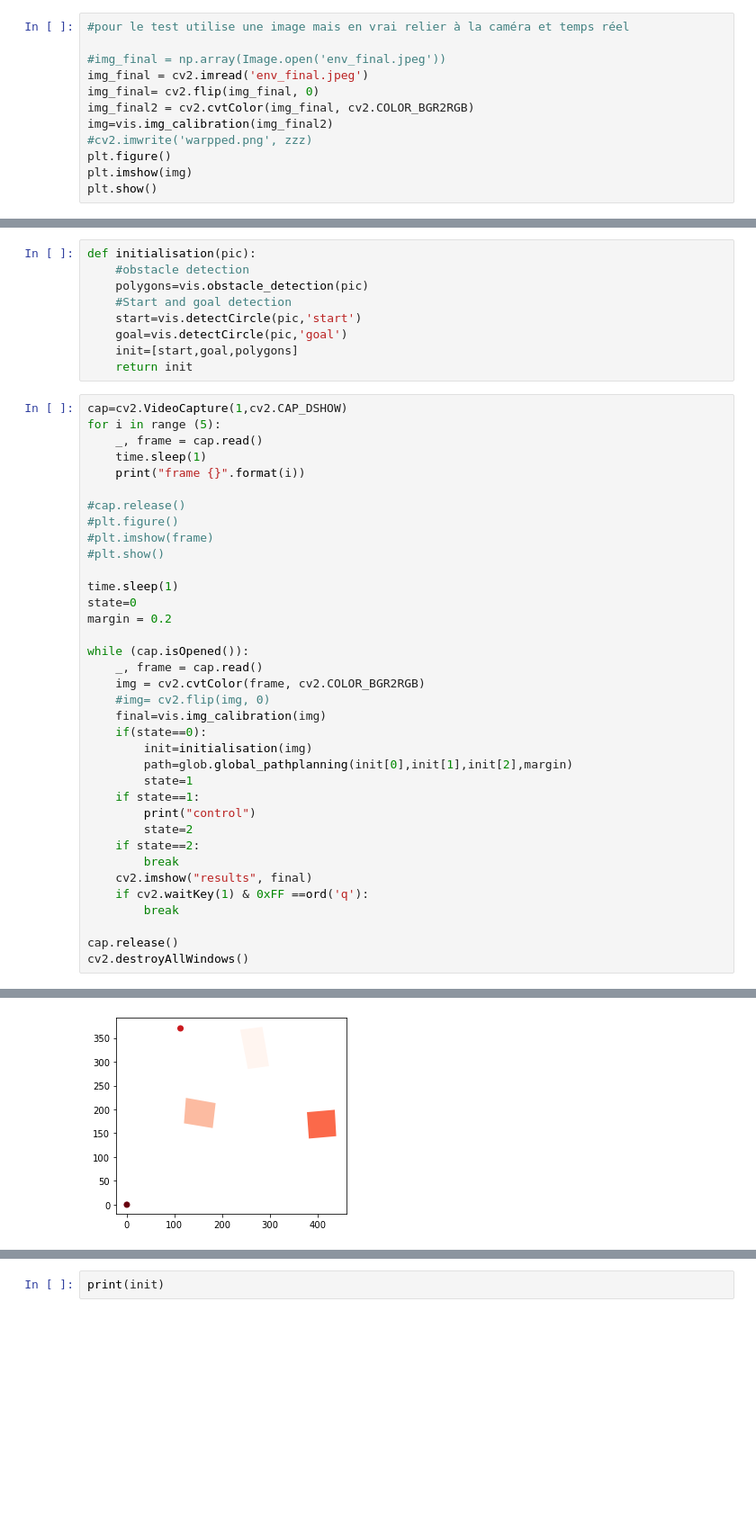
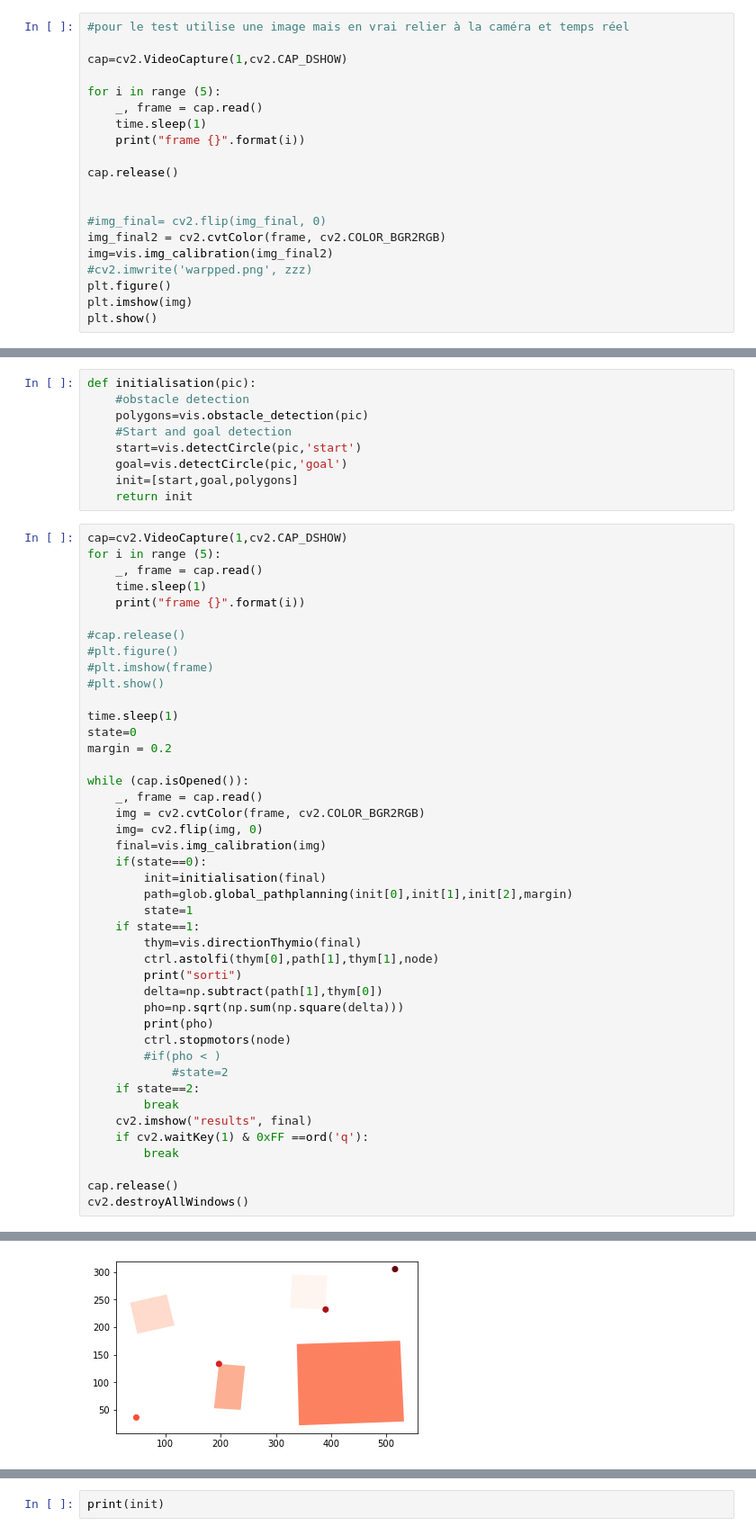
Before and after one commit to theoh-io/EPFL_MobileRobotics_2021, a Jupyter notebook: assembling vision and control.ipynb, the cells around one changed output, grey strips where cells are left out. Shown at 90% size. Cells and saved outputs as stored; diff of their text form; blank space fills up the shorter version.

```diff
--- a/assembling vision and control.ipynb
+++ b/assembling vision and control.ipynb
@@ -50,10 +50,18 @@ import local_nav as local
 # %%
 #pour le test utilise une image mais en vrai relier à la caméra et temps réel
 
-#img_final = np.array(Image.open('env_final.jpeg'))
-img_final = cv2.imread('env_final.jpeg')
-img_final= cv2.flip(img_final, 0)
-img_final2 = cv2.cvtColor(img_final, cv2.COLOR_BGR2RGB)
+cap=cv2.VideoCapture(1,cv2.CAP_DSHOW)
+
+for i in range (5):
+    _, frame = cap.read()
+    time.sleep(1)
+    print("frame {}".format(i))
+
+cap.release()
+
+
+#img_final= cv2.flip(img_final, 0)
+img_final2 = cv2.cvtColor(frame, cv2.COLOR_BGR2RGB)
 img=vis.img_calibration(img_final2)
 #cv2.imwrite('warpped.png', zzz)
 plt.figure()
@@ -158,15 +173,22 @@ margin = 0.2
 while (cap.isOpened()):
     _, frame = cap.read()
     img = cv2.cvtColor(frame, cv2.COLOR_BGR2RGB)
-    #img= cv2.flip(img, 0)
+    img= cv2.flip(img, 0)
     final=vis.img_calibration(img)
     if(state==0):
-        init=initialisation(img)
+        init=initialisation(final)
         path=glob.global_pathplanning(init[0],init[1],init[2],margin)
         state=1
     if state==1:
-        print("control")
-        state=2
+        thym=vis.directionThymio(final)
+        ctrl.astolfi(thym[0],path[1],thym[1],node)
+        print("sorti")
+        delta=np.subtract(path[1],thym[0])
+        pho=np.sqrt(np.sum(np.square(delta)))
+        print(pho)
+        ctrl.stopmotors(node)
+        #if(pho < )
+            #state=2
     if state==2:
         break
     cv2.imshow("results", final)
@@ -199 +226 @@ control
-[figure, old version]
+[figure, new version]
```
Also changed, not shown: parts of 3 cells of this notebook, 4 other files.
